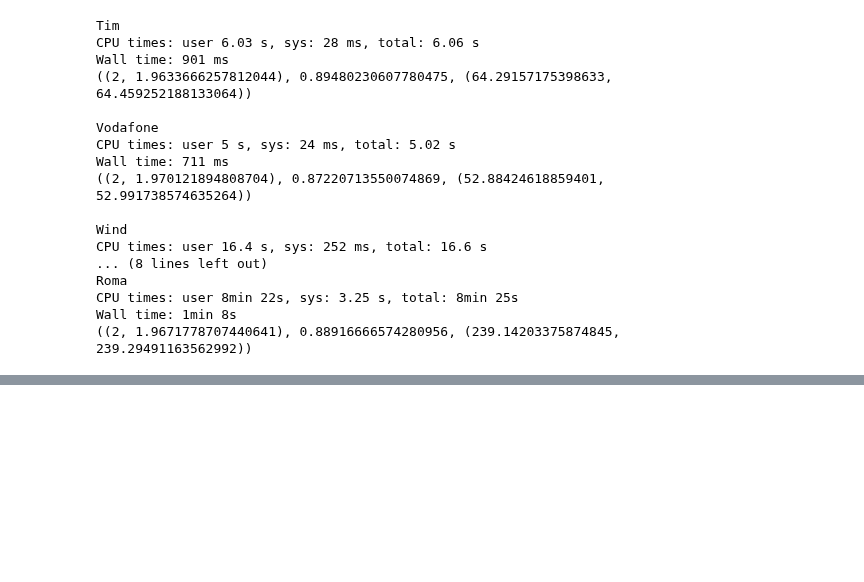
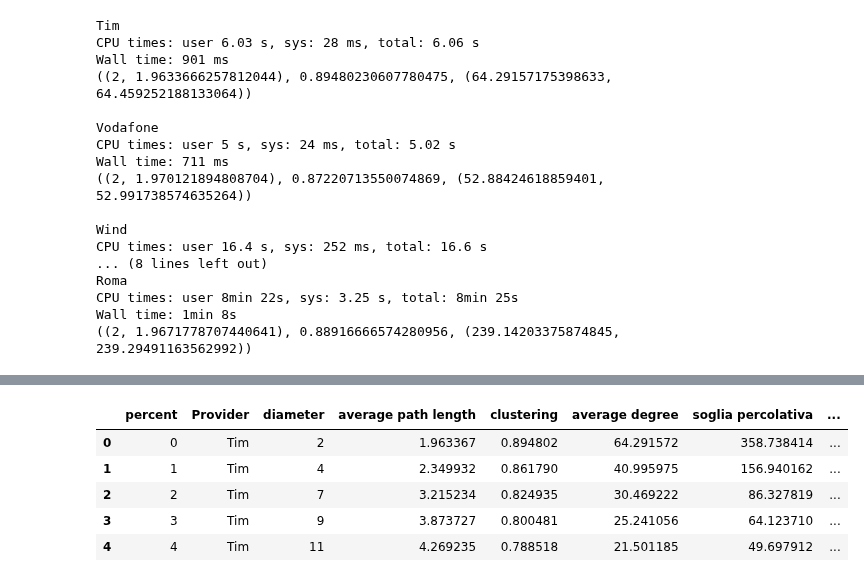
Before and after one commit to FedericoMuciaccia/SistemiComplessi, a Jupyter notebook: src/Iuri/Attacco con graph tool NON APRITE QUESTO NOTEBOOK.ipynb, the cells around one changed output, grey strips where cells are left out. Drawn from its saved outputs; the diff is of its cells as text; code cells hidden in the pictures; blank space fills up the shorter version.

```diff
--- a/src/Iuri/Attacco con graph tool NON APRITE QUESTO NOTEBOOK.ipynb
+++ b/src/Iuri/Attacco con graph tool NON APRITE QUESTO NOTEBOOK.ipynb
@@ -58,0 +49,15 @@ def topologia(grafo):
+# %%
+def gradonodo(identificativo):
+        vertice = grafo.vertex(identificativo)
+        return vertice.out_degree()
+indice = numpy.arange(grafo.num_vertices())
+listagradi = map(gradonodo, indice)
+# %%
+def kquadromedio(listadeg):
+    sommatoriaquadra = 0.0
+    for grado in listadeg:
+        sommatoriaquadra = sommatoriaquadra + grado**2
+    return sommatoriaquadra/len(listadeg)
+
+criterion = kquadromedio(listadeg)/averageGrado(grafo)
+%time kquadromedio(listagradi)
@@ -131,0 +231,35 @@ def attackPercent(compagnia, steps):
+# %%
+#gestore = ["Tim", "Vodafone", "Wind", "Tre", "Roma"]
+gestore = ["Tim", "Vodafone", "Wind", "Tre"]
+#compagnia = "Tre"
+
+indice = []
+diametro = []
+cammino = []
+cluster = []
+gradomedio = []
+criterio = []
+relSizeGC = []
+
+aziendaFinal = []
+ascisse = []
+
+for compagnia in gestore:
+    %time attackPercent(compagnia, 100)
+
+#attackPercent(compagnia, 100)
+
+datiFinal = pandas.DataFrame()
+datiFinal['percent'] = ascisse
+
+datiFinal['Provider'] = aziendaFinal
+datiFinal['diameter'] = diametro
+datiFinal['average path length'] = cammino
+datiFinal['clustering'] = cluster
+datiFinal['average degree'] = gradomedio
+datiFinal['soglia percolativa'] = criterio
+
+datiFinal['GCsize'] = relSizeGC
+datiFinal.to_csv("/home/protoss/Documenti/SistemiComplessi/data/Iuri/GtoolAttackDataForSeaborn.csv")
+datiFinal.head()
+# %% [output]
@@ -132 +274,7 @@ def attackPercent(compagnia, steps):
+|  | percent | Provider | diameter | average path length | clustering | average degree | soglia percolativa | ... |
+| 0 | 0 | Tim | 2 | 1.963367 | 0.894802 | 64.291572 | 358.738414 | ... |
+| 1 | 1 | Tim | 4 | 2.349932 | 0.861790 | 40.995975 | 156.940162 | ... |
+| 2 | 2 | Tim | 7 | 3.215234 | 0.824935 | 30.469222 | 86.327819 | ... |
+| 3 | 3 | Tim | 9 | 3.873727 | 0.800481 | 25.241056 | 64.123710 | ... |
+| 4 | 4 | Tim | 11 | 4.269235 | 0.788518 | 21.501185 | 49.697912 | ... |
 # %%
```
Also changed, not shown: parts of 15 cells of this notebook, 23 other files.
